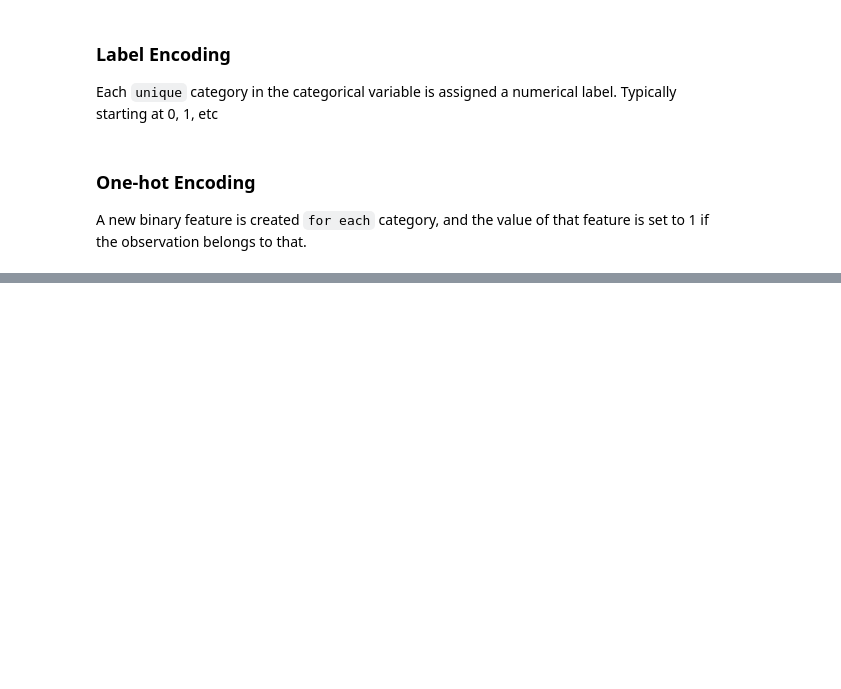
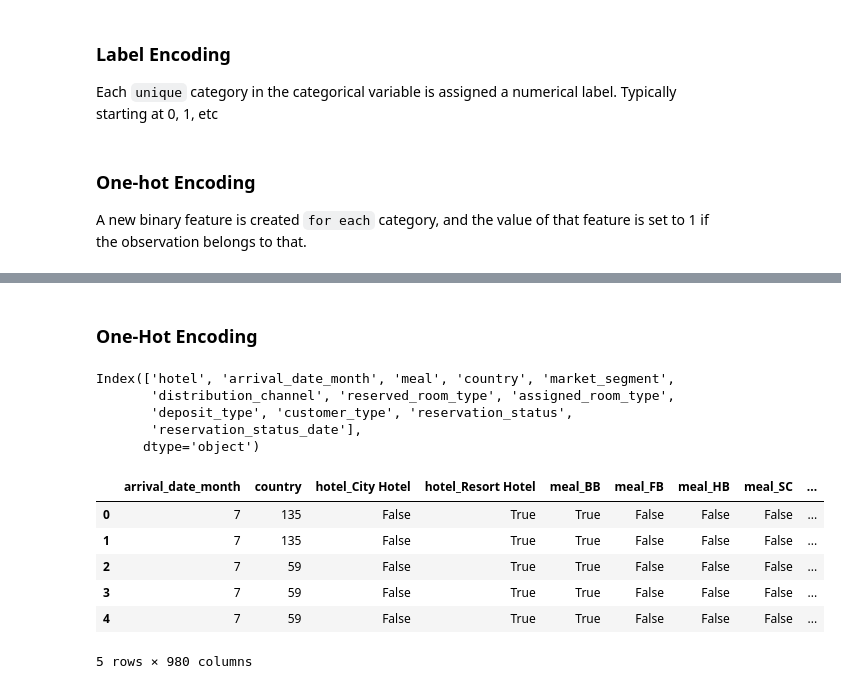
Before and after one commit to CS4580/my-notes-JulianArchuleta, a Jupyter notebook: module4/correlation_analysis.ipynb, the cells around one changed output, grey strips where cells are left out. Drawn from its saved outputs; the diff is of its cells as text; code cells hidden in the pictures; blank space fills up the shorter version.

```diff
--- a/module4/correlation_analysis.ipynb
+++ b/module4/correlation_analysis.ipynb
@@ -48,0 +86,4 @@ A new binary feature is created `for each` category, and the value of that featu
+# %%
+# Task: Print unique values of each feature in cat_df
+for col in cat_df.columns:
+    print(f'{col} \n{cat_df[col].unique()}')
@@ -48,0 +108,11 @@ A new binary feature is created `for each` category, and the value of that featu
+# %%
+# Task: Cat the catergorical features to the category data type for 'arrival_data_month'
+# Jaunary-. 1, February -> 2, etc.
+month_map = {'January': 1, 'February': 2, 'March': 3, 'April': 4, 'May': 5, 'June': 6,
+             'July': 7, 'August': 8, 'September': 9, 'October': 10, 'November': 11, 'December': 12}
+
+# One/Old approach
+# cat_df['arrival_date_month'] = cat_df['arrival_date_month'].map(month_map)
+# Another/newer approach
+cat_df.loc[:, 'arrival_date_month'] = cat_df['arrival_date_month'].map(month_map)
+cat_df.head()
@@ -48,0 +126,11 @@ A new binary feature is created `for each` category, and the value of that featu
+# %%
+# Now do the country hotel feature
+# Use label encoding from sklearn
+from sklearn.preprocessing import LabelEncoder
+
+le = LabelEncoder() # Create an object of type LabelEncoder
+# %%
+# Encode country feature
+# cat_df['country'] = le.fit_transform(cat_df['country']) # this gives a warning
+cat_df.loc[:, 'country'] = le.fit_transform(cat_df['country']) # new way with .loc
+cat_df.head()
@@ -48,0 +144,26 @@ A new binary feature is created `for each` category, and the value of that featu
+# %% [markdown]
+### One-Hot Encoding
+# %%
+# print all your categories
+cat_df.columns
+# %% [output]
+Index(['hotel', 'arrival_date_month', 'meal', 'country', 'market_segment',
+       'distribution_channel', 'reserved_room_type', 'assigned_room_type',
+       'deposit_type', 'customer_type', 'reservation_status',
+       'reservation_status_date'],
+      dtype='object')
+# %%
+# One-hot Encoding for ALL features as one, except for 'arrival_date_month' and 'country'
+# Create a list of all columns that are not 'arrival_date_month' and 'country'
+one_hot_cols = [col for col in cat_df.columns if col not in ['arrival_date_month', 'country']]
+dummy_df = pd.get_dummies(data=cat_df, columns=one_hot_cols)
+dummy_df.head()
+# TODO: Fix the reservation_status_date feature
+# %% [output]
+|  | arrival_date_month | country | hotel_City Hotel | hotel_Resort Hotel | meal_BB | meal_FB | meal_HB | meal_SC | ... |
+| 0 | 7 | 135 | False | True | True | False | False | False | ... |
+| 1 | 7 | 135 | False | True | True | False | False | False | ... |
+| 2 | 7 | 59 | False | True | True | False | False | False | ... |
+| 3 | 7 | 59 | False | True | True | False | False | False | ... |
+| 4 | 7 | 59 | False | True | True | False | False | False | ... |
+5 rows × 980 columns
```
Also changed, not shown: parts of 10 cells of this notebook.
